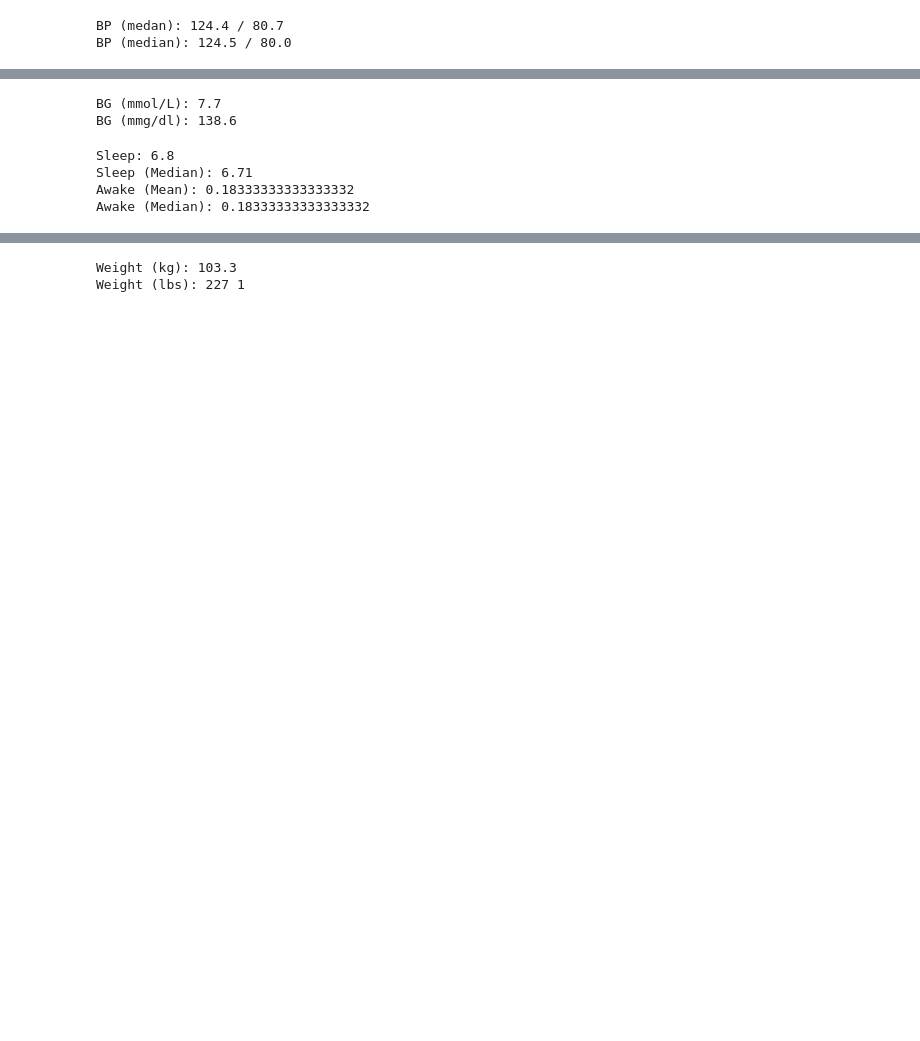
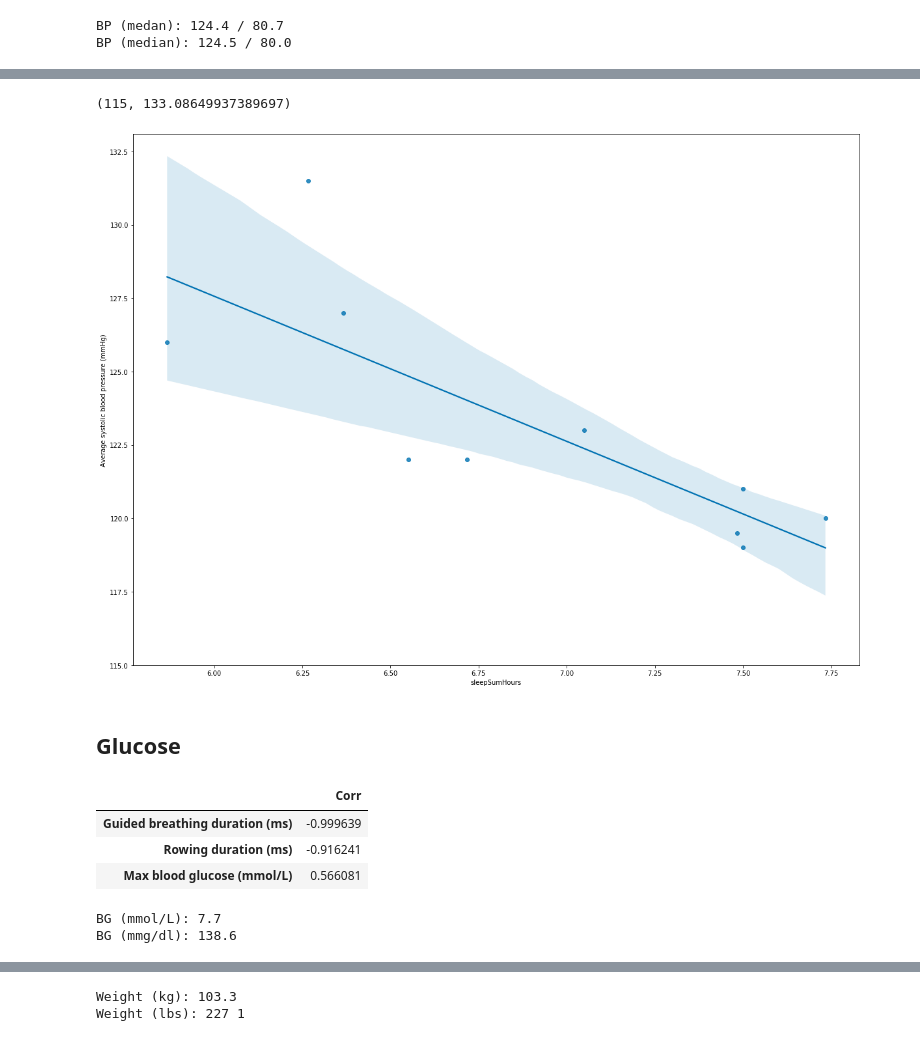
Before and after one commit to JamesIgoe/GoogleFitAnalysis, a Jupyter notebook: Analysis.ipynb, the cells around one changed output, grey strips where cells are left out. Saved outputs shown, nothing was run; the diff lists cells and outputs as text; code cells hidden in the pictures; blank space fills up the shorter version.

```diff
--- a/Analysis.ipynb
+++ b/Analysis.ipynb
@@ -277,3 +322,19 @@ BP (median): 124.5 / 80.0
+# %%
+plt.figure(figsize=(20,15))
+sns.regplot(x='sleepSumHours', y='Average systolic blood pressure (mmHg)', data=df)
+plt.ylim(115,)
+# %% [output]
+(115, 133.08649937389697)
+[figure, added]
+# %% [markdown]
+## Glucose
+# %%
+filterForLabels(corr_fit_filtered, 'Average blood glucose (mmol/L)')
+# %% [output]
+|  | Corr |
+| Guided breathing duration (ms) | -0.999639 |
+| Rowing duration (ms) | -0.916241 |
+| Max blood glucose (mmol/L) | 0.566081 |
 # %%
 bg = df['Average blood glucose (mmol/L)']
 print('BG (mmol/L):', AverageFunction(bg, 1))
@@ -281,15 +342,3 @@ print('BG (mmg/dl):', AverageFunction(bg, 1) * 18)
 # %% [output]
 BG (mmol/L): 7.7
 BG (mmg/dl): 138.6
-# %%
-df['SleepSum'] = df['Deep sleeping duration (ms)'] + df['Light sleeping duration (ms)'] + df['Sleep duration (ms)']
-df['sleepSumHours'] = df['SleepSum'] / 3600000
-print('Sleep:', AverageFunction(df['sleepSumHours'],2))
-print('Sleep (Median):', MedianFunction(df['sleepSumHours'], 2))
-print('Awake (Mean):', AverageFunction(df['Awake mid-sleeping duration (ms)'], 9) / 3600000)
-print('Awake (Median):', MedianFunction(df['Awake mid-sleeping duration (ms)'], 9) / 3600000)
-# %% [output]
-Sleep: 6.8
-Sleep (Median): 6.71
-Awake (Mean): 0.18333333333333332
-Awake (Median): 0.18333333333333332
```
Also changed, not shown: parts of 50 cells of this notebook.
